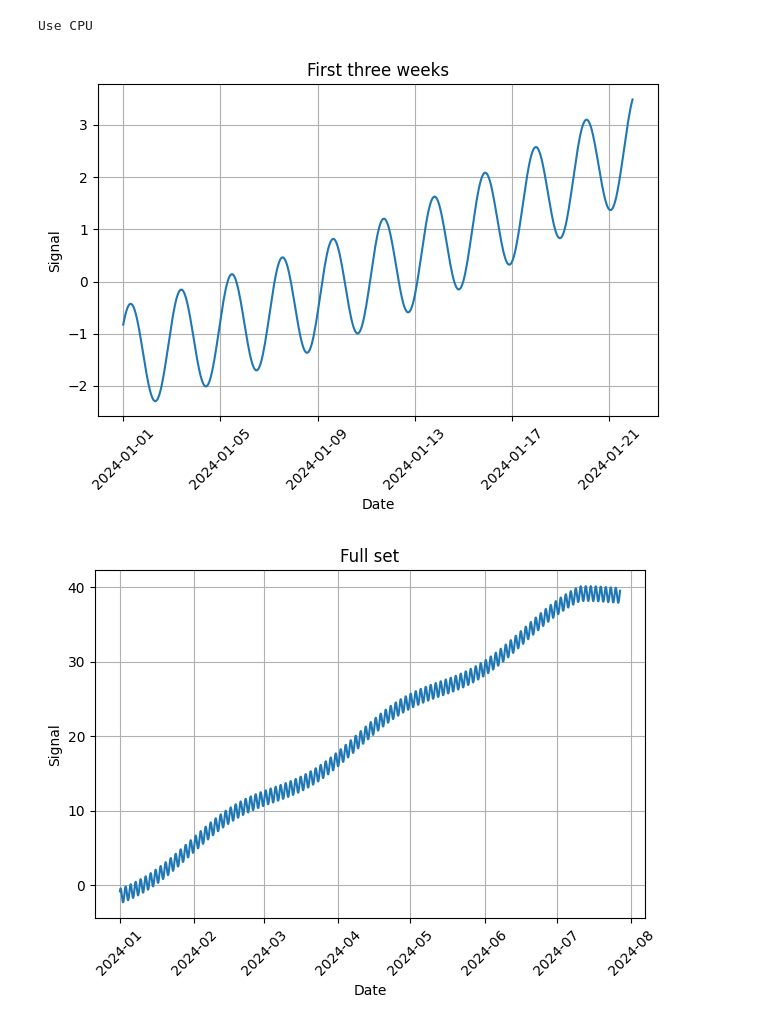
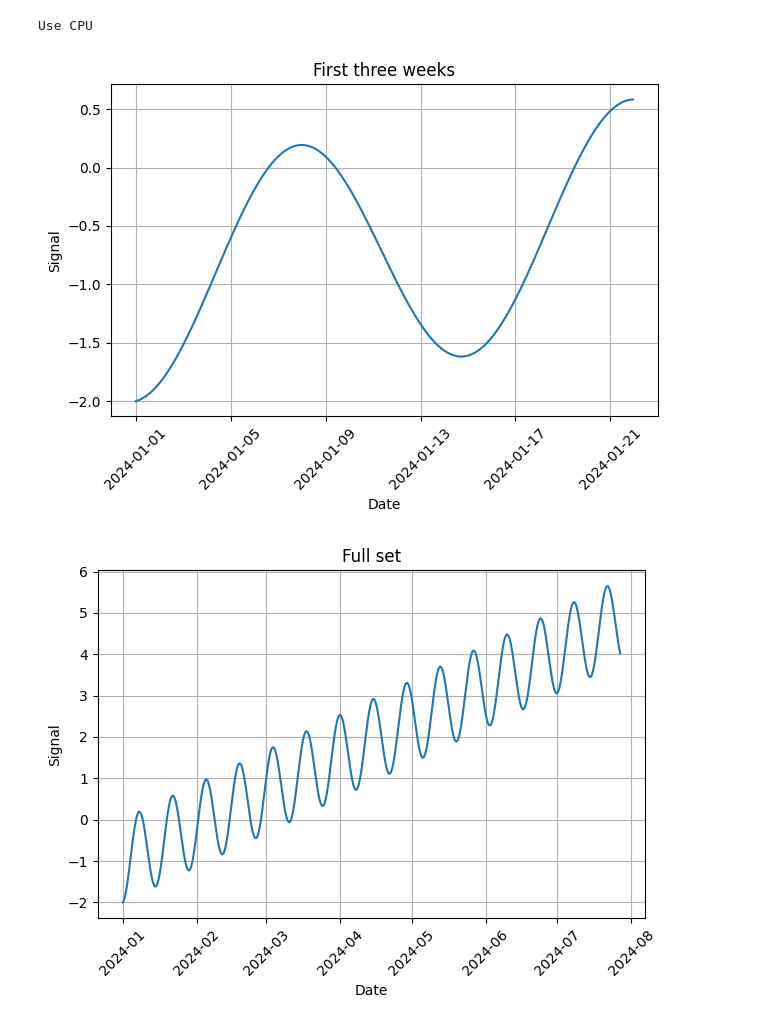
Before and after one commit to arvgram/SEB-TS_foundation, a Jupyter notebook: ts_modelling/modelling.ipynb, the cells around one changed output. Drawn from its saved outputs; the diff is of its cells as text; code cells hidden in the pictures.

```diff
--- a/ts_modelling/modelling.ipynb
+++ b/ts_modelling/modelling.ipynb
@@ -17,9 +18,10 @@ length = 5000
 Use CPU
 # %%
 dp = DataProducer(length=length, n_vars=1, path=args.root_path, noise_amp=0)
-dp.add_sine(freq_amp=[(3/length,1), (100/length, 1)])
-dp.add_trend(nbr_trends=2, slope=50/length)
+dp.add_sine([(1/336, 1)])
+dp.add_trend(1, 1/336)
 dp.plot_data()
+dp.generate_csv()
 # %% [output]
-[figure, old version]
+[figure, new version]
-[figure, old version]
+[figure, new version]
```
Also changed, not shown: parts of 25 cells of this notebook, 6 other files.
